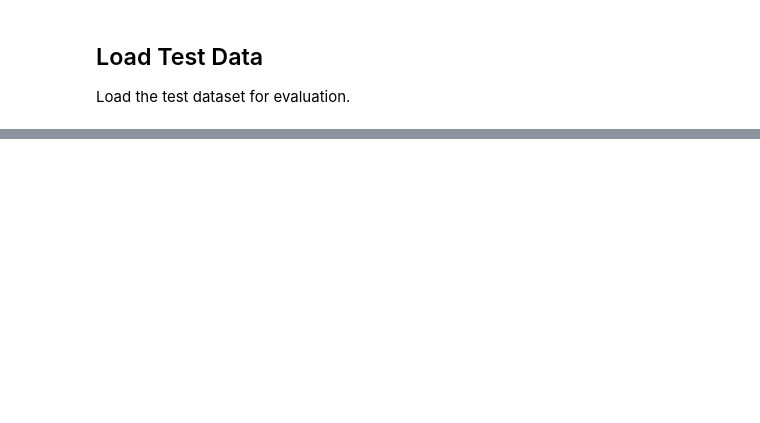
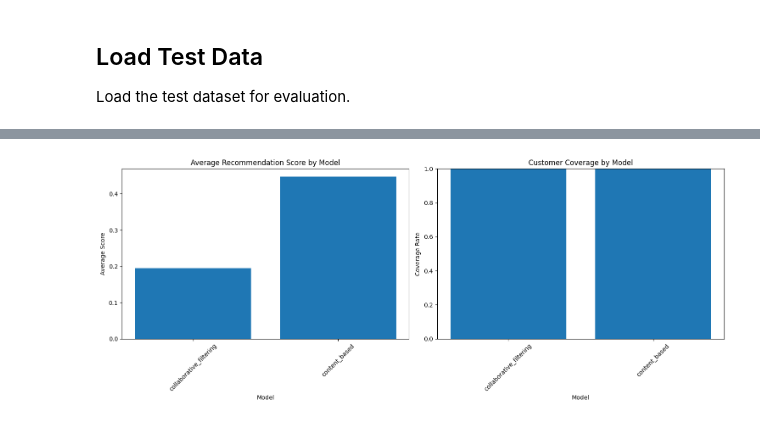
Before and after one commit to tom-gemini-cloud/h_and_m_data_analysis, a Jupyter notebook: notebooks/model_evaluation.ipynb, the cells around one changed output, grey strips where cells are left out. Cells and saved outputs as stored; diff of their text form; code cells hidden in the pictures; blank space fills up the shorter version.

Commit message:
More model and eval experiments

```diff
--- a/notebooks/model_evaluation.ipynb
+++ b/notebooks/model_evaluation.ipynb
@@ -82,72 +84,22 @@ Load the models trained in the modelling phase.
 # %%
-models_dir = Path("../models")
+# Initialise the ModelEvaluator
+evaluator = ModelEvaluator(
+    models_dir="../models",
+    results_dir="../results/modelling"
+)
 
-print("Checking for trained models...")
+# Run comprehensive evaluation
+print("🚀 Running comprehensive model evaluation...\n")
 
-# Check if models directory exists
-if not models_dir.exists():
-    print(f"❌ Models directory not found: {models_dir}")
-    print("Please run the modelling notebook first to train and save models.")
-    loaded_models = {}
-else:
-    # Define model files to look for
-    model_files = {
-        'collaborative_filtering': models_dir / 'collaborative_filtering_model.pkl',
-        'content_based': models_dir / 'content_based_filtering_model.pkl',
-        'purchase_prediction': models_dir / 'purchase_prediction_model.pkl',
-        'hybrid': models_dir / 'hybrid_recommender_model.pkl'
-    }
+evaluation_results = evaluator.run_full_evaluation(
+    test_data=test_pd,
+    n_customers=20,
+    n_recommendations=5,
+    save_results=True,
+    show_plots=True,
+    verbose=True
+)
 
-    loaded_models = {}
-
-    print("Scanning for available model files...")
-
-    for model_name, model_path in model_files.items():
-        if model_path.exists():
-            print(f"✅ Found {model_name} model file")
-            try:
-                if model_name == 'collaborative_filtering':
-                    model = CollaborativeFilteringModel()
-                    model.load_model(str(model_path))
-                elif model_name == 'content_based':
-                    model = ContentBasedFilteringModel()
-                    model.load_model(str(model_path))
-                elif model_name == 'purchase_prediction':
-                    model = PurchasePredictionModel()
-                    model.load_model(str(model_path))
-                elif model_name == 'hybrid':
-                    model = HybridRecommenderModel()
-                    model.load_model(str(model_path))
-
-                loaded_models[model_name] = model
-                print(f"✅ Successfully loaded {model_name} model")
-
-            except Exception as e:
-                print(f"❌ Failed to load {model_name} model: {e}")
-        else:
-            print(f"⚠️  {model_name} model file not found: {model_path.name}")
-
-print(f"\n📊 Total models loaded: {len(loaded_models)}")
-
-if loaded_models:
-    print("Available models for evaluation:")
-    for model_name in loaded_models.keys():
-        print(f"  - {model_name.replace('_', ' ').title()}")
-
-    # Load model summary if available
-    summary_path = models_dir / 'model_summary.json'
-    if summary_path.exists():
-        try:
-            with open(summary_path, 'r') as f:
-                model_summary = json.load(f)
-            print("\n📋 Model training summary found:")
-            for model_name, info in model_summary.items():
-                if any(model_name.lower().replace(' ', '_') in key for key in loaded_models.keys()):
-                    print(f"  {model_name}: {len(info)} properties")
-        except Exception as e:
-            print(f"⚠️  Could not load model summary: {e}")
-    else:
-        print("⚠️  Model summary file not found")
-else:
-    print("❌ No models available for evaluation!")
-    print("Please run the modelling notebook first to train models.")
+print("\n✅ Evaluation complete!")
+print(f"Evaluated {len(evaluation_results.get('loaded_models', {}))}/{len(evaluator.model_files)} available models")
+# %% [output]
@@ -153,0 +123 @@ else:
+[figure, added]
```
Also changed, not shown: parts of 15 cells of this notebook, 14 other files.
